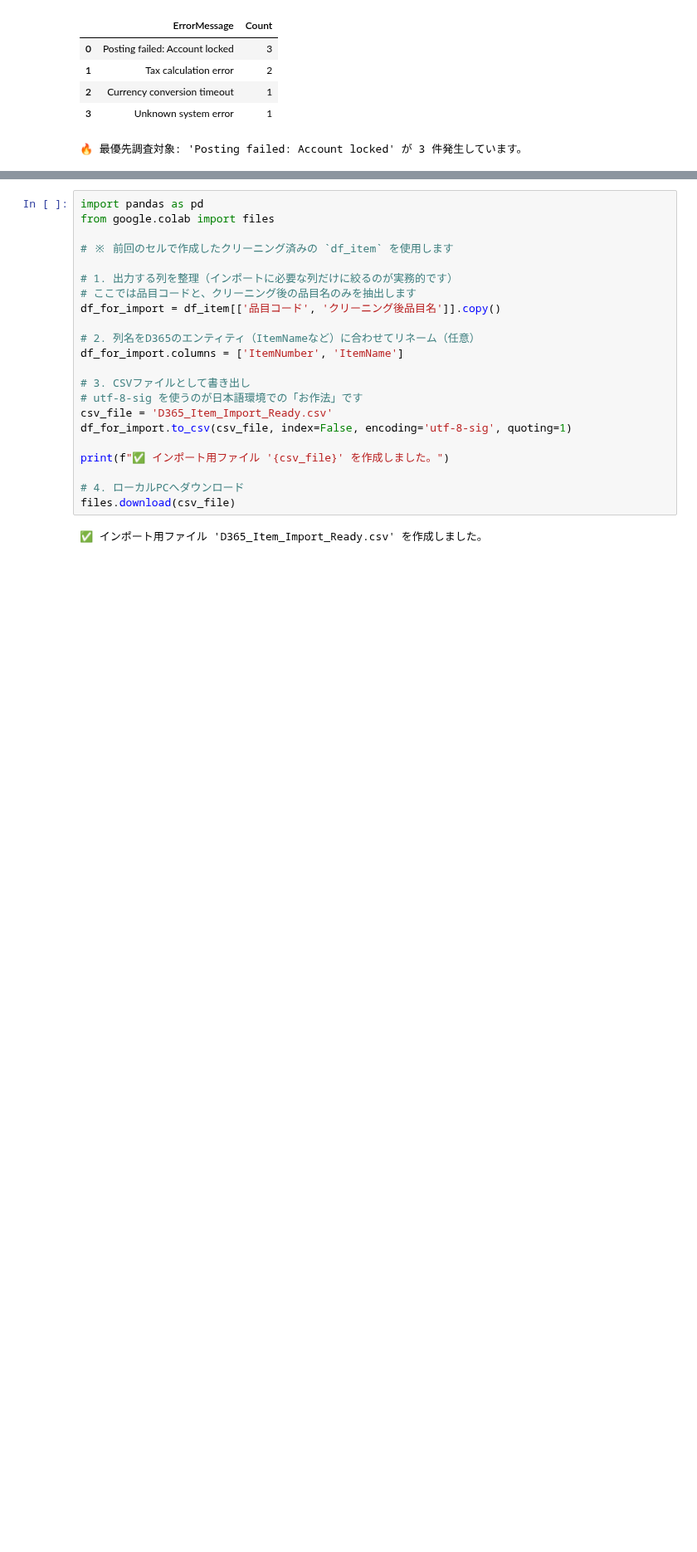
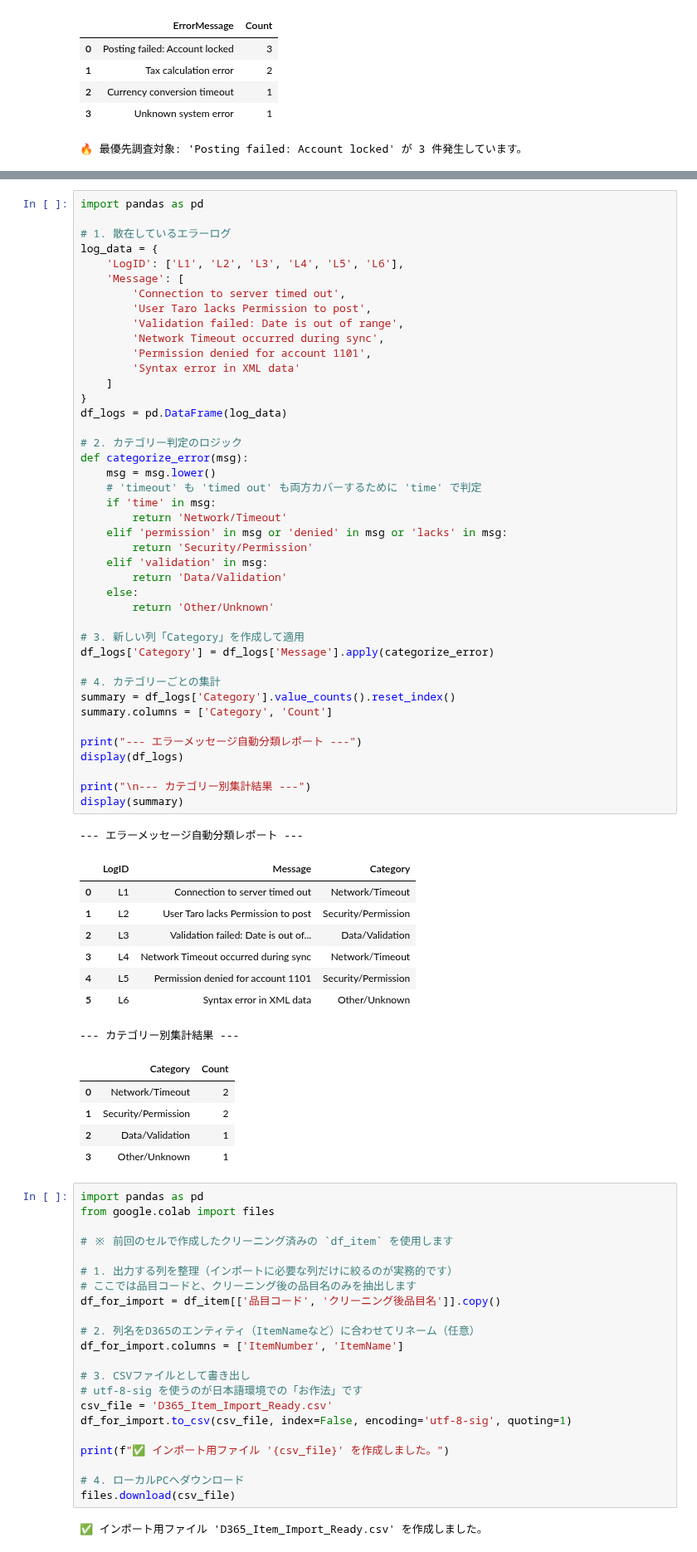
Before and after one commit to Koji-Accounting-Tech/D365-Finance-Data-Validator, a Jupyter notebook: D365_Data_Processing.ipynb, the cells around one changed output, grey strips where cells are left out. Shown at 83% size. Saved outputs shown, nothing was run; the diff lists cells and outputs as text; blank space fills up the shorter version.

```diff
--- a/D365_Data_Processing.ipynb
+++ b/D365_Data_Processing.ipynb
@@ -254,3 +310,60 @@ print(f"🔥 最優先調査対象: '{top_error['ErrorMessage']}' が {top_error
+# %%
+import pandas as pd
+
+# 1. 散在しているエラーログ
+log_data = {
+    'LogID': ['L1', 'L2', 'L3', 'L4', 'L5', 'L6'],
+    'Message': [
+        'Connection to server timed out',
+        'User Taro lacks Permission to post',
+        'Validation failed: Date is out of range',
+        'Network Timeout occurred during sync',
+        'Permission denied for account 1101',
+        'Syntax error in XML data'
+    ]
+}
+df_logs = pd.DataFrame(log_data)
+
+# 2. カテゴリー判定のロジック
+def categorize_error(msg):
+    msg = msg.lower()
+    # 'timeout' も 'timed out' も両方カバーするために 'time' で判定
+    if 'time' in msg:
+        return 'Network/Timeout'
+    elif 'permission' in msg or 'denied' in msg or 'lacks' in msg:
+        return 'Security/Permission'
+    elif 'validation' in msg:
+        return 'Data/Validation'
+    else:
+        return 'Other/Unknown'
+
+# 3. 新しい列「Category」を作成して適用
+df_logs['Category'] = df_logs['Message'].apply(categorize_error)
+
+# 4. カテゴリーごとの集計
+summary = df_logs['Category'].value_counts().reset_index()
+summary.columns = ['Category', 'Count']
+
+print("--- エラーメッセージ自動分類レポート ---")
+display(df_logs)
+
+print("\n--- カテゴリー別集計結果 ---")
+display(summary)
+# %% [output]
+--- エラーメッセージ自動分類レポート ---
+|  | LogID | Message | Category |
+| 0 | L1 | Connection to server timed out | Network/Timeout |
+| 1 | L2 | User Taro lacks Permission to post | Security/Permission |
+| 2 | L3 | Validation failed: Date is out of... | Data/Validation |
+| 3 | L4 | Network Timeout occurred during sync | Network/Timeout |
+| 4 | L5 | Permission denied for account 1101 | Security/Permission |
+| 5 | L6 | Syntax error in XML data | Other/Unknown |
+--- カテゴリー別集計結果 ---
+|  | Category | Count |
+| 0 | Network/Timeout | 2 |
+| 1 | Security/Permission | 2 |
+| 2 | Data/Validation | 1 |
+| 3 | Other/Unknown | 1 |
 # %%
 import pandas as pd
 from google.colab import files
```
Also changed, not shown: parts of 1 cell of this notebook.
